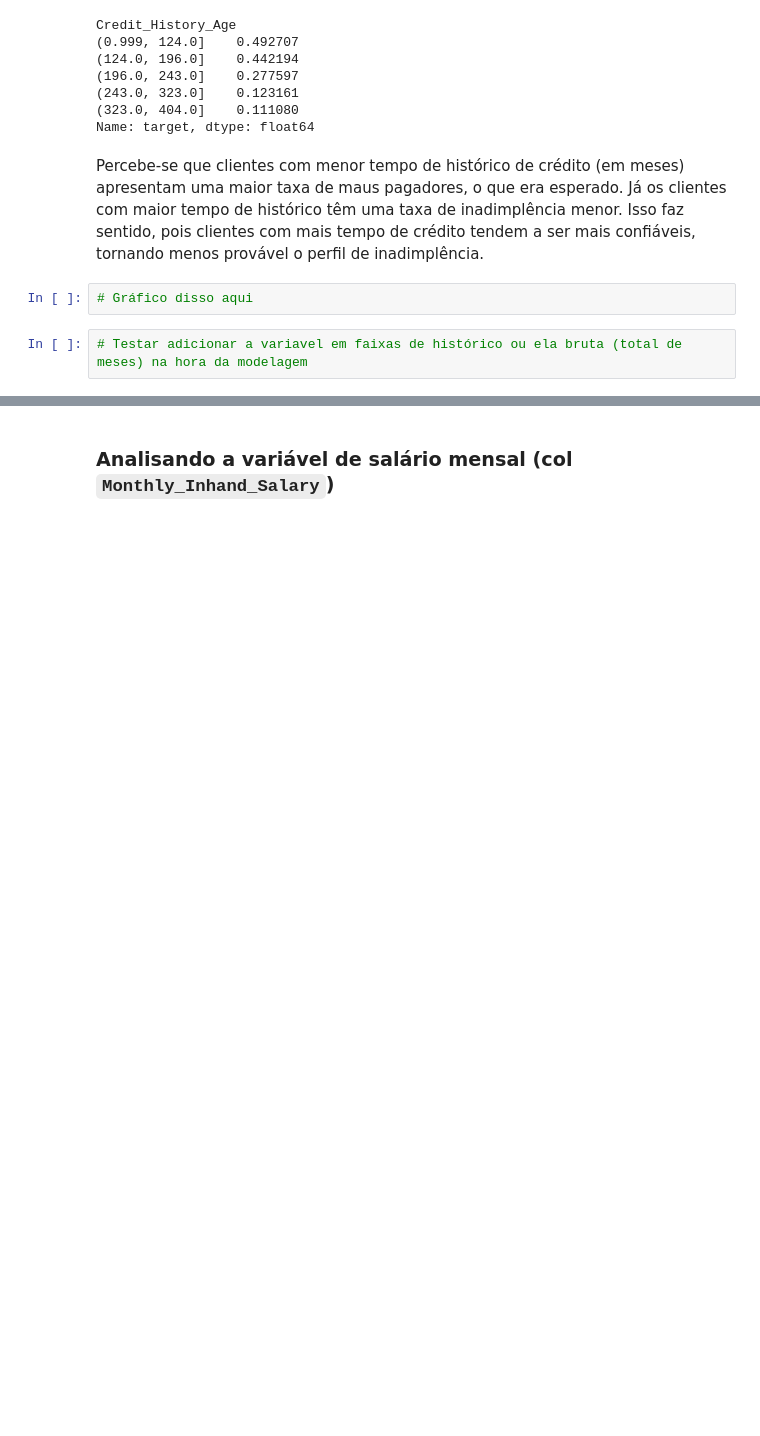
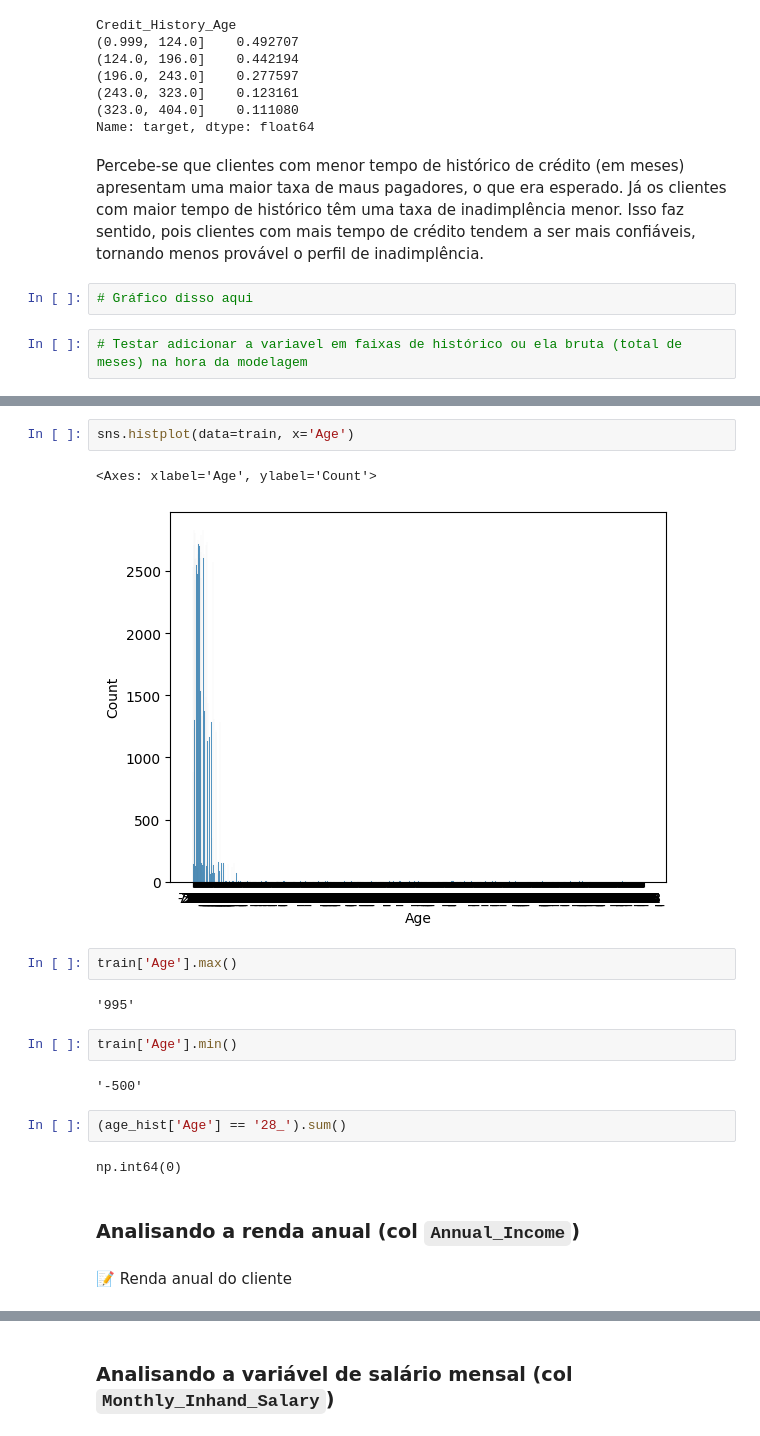
Before and after one commit to deborabmfreitas/credit-score-prediction, a Jupyter notebook: credit-score-prediction.ipynb, the cells around one changed output, grey strips where cells are left out. Saved outputs shown, nothing was run; the diff lists cells and outputs as text; blank space fills up the shorter version.

```diff
--- a/credit-score-prediction.ipynb
+++ b/credit-score-prediction.ipynb
@@ -531,0 +583,21 @@ Percebe-se que clientes com menor tempo de histórico de crédito (em meses) apr
+# %%
+sns.histplot(data=train, x='Age')
+# %% [output]
+<Axes: xlabel='Age', ylabel='Count'>
+[figure, added]
+# %%
+train['Age'].max()
+# %% [output]
+'995'
+# %%
+train['Age'].min()
+# %% [output]
+'-500'
+# %%
+(age_hist['Age'] == '28_').sum()
+# %% [output]
+np.int64(0)
+# %% [markdown]
+### Analisando a renda anual (col `Annual_Income`)
+# %% [markdown]
+📝 Renda anual do cliente
```
Also changed, not shown: parts of 47 cells of this notebook.
